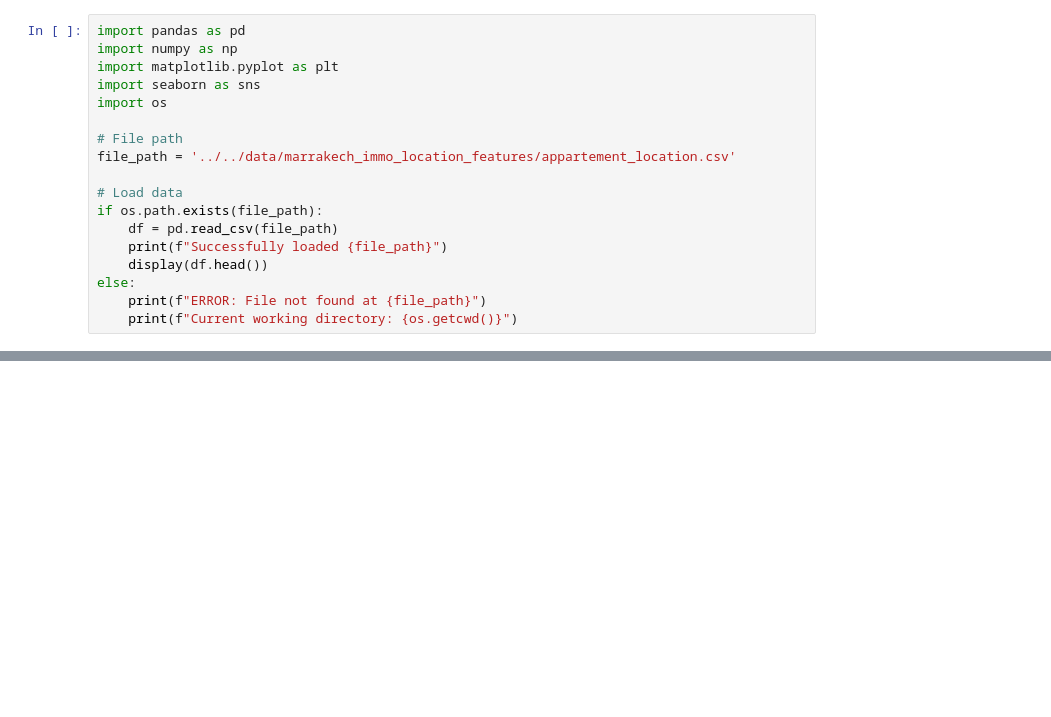
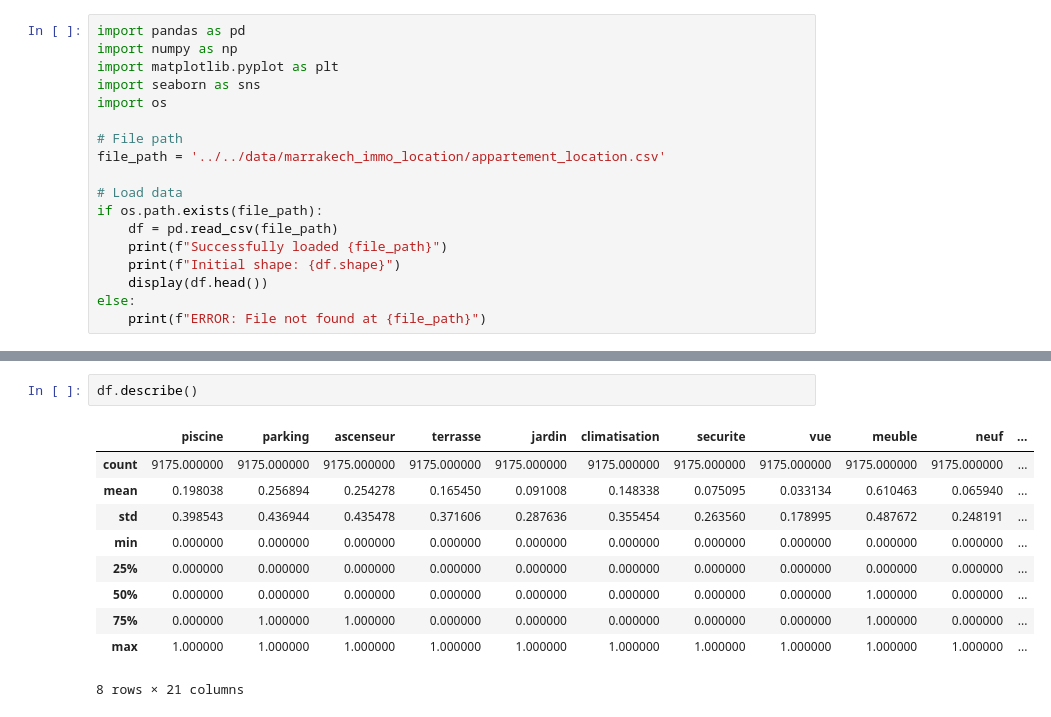
Before and after one commit to MAZIHBouchra/gateone-final, a Jupyter notebook: notebooks/locations/appartement_location_cleaning.ipynb, the cells around one changed output, grey strips where cells are left out. Saved outputs shown, nothing was run; the diff lists cells and outputs as text; blank space fills up the shorter version.

Commit message:
Standardize cleaning pipeline for appartement_location_cleaning.ipynb

```diff
--- a/notebooks/locations/appartement_location_cleaning.ipynb
+++ b/notebooks/locations/appartement_location_cleaning.ipynb
@@ -9,13 +9,13 @@ import seaborn as sns
 import os
 
 # File path
-file_path = '../../data/marrakech_immo_location_features/appartement_location.csv'
+file_path = '../../data/marrakech_immo_location/appartement_location.csv'
 
 # Load data
 if os.path.exists(file_path):
     df = pd.read_csv(file_path)
     print(f"Successfully loaded {file_path}")
+    print(f"Initial shape: {df.shape}")
     display(df.head())
 else:
     print(f"ERROR: File not found at {file_path}")
-    print(f"Current working directory: {os.getcwd()}")
@@ -89,0 +52,13 @@ if 'df' in locals():
+# %%
+df.describe()
+# %% [output]
+|  | piscine | parking | ascenseur | terrasse | jardin | climatisation | securite | vue | meuble | neuf | ... |
+| count | 9175.000000 | 9175.000000 | 9175.000000 | 9175.000000 | 9175.000000 | 9175.000000 | 9175.000000 | 9175.000000 | 9175.000000 | 9175.000000 | ... |
+| mean | 0.198038 | 0.256894 | 0.254278 | 0.165450 | 0.091008 | 0.148338 | 0.075095 | 0.033134 | 0.610463 | 0.065940 | ... |
+| std | 0.398543 | 0.436944 | 0.435478 | 0.371606 | 0.287636 | 0.355454 | 0.263560 | 0.178995 | 0.487672 | 0.248191 | ... |
+| min | 0.000000 | 0.000000 | 0.000000 | 0.000000 | 0.000000 | 0.000000 | 0.000000 | 0.000000 | 0.000000 | 0.000000 | ... |
+| 25% | 0.000000 | 0.000000 | 0.000000 | 0.000000 | 0.000000 | 0.000000 | 0.000000 | 0.000000 | 0.000000 | 0.000000 | ... |
+| 50% | 0.000000 | 0.000000 | 0.000000 | 0.000000 | 0.000000 | 0.000000 | 0.000000 | 0.000000 | 1.000000 | 0.000000 | ... |
+| 75% | 0.000000 | 1.000000 | 1.000000 | 0.000000 | 0.000000 | 0.000000 | 0.000000 | 0.000000 | 1.000000 | 0.000000 | ... |
+| max | 1.000000 | 1.000000 | 1.000000 | 1.000000 | 1.000000 | 1.000000 | 1.000000 | 1.000000 | 1.000000 | 1.000000 | ... |
+8 rows × 21 columns
```
Also changed, not shown: parts of 26 cells of this notebook.
